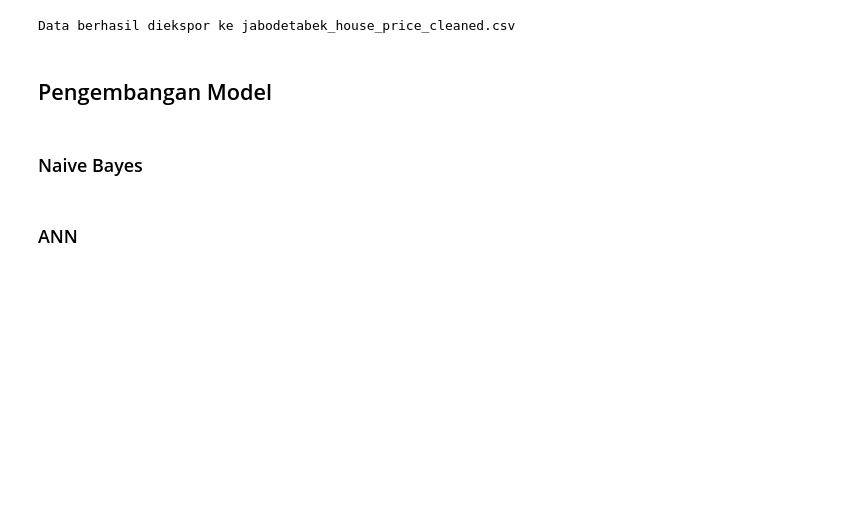
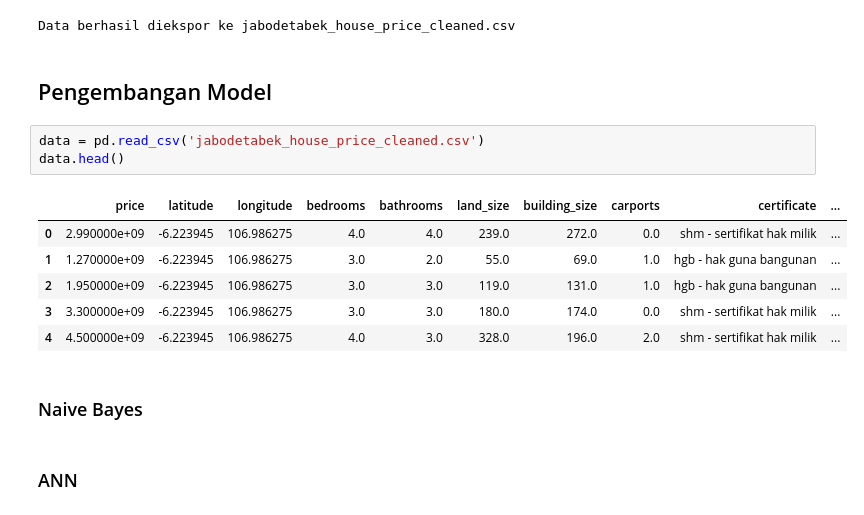
Before and after one commit to MuhGhifari/Prediksi-Harga-Rumah-Jabodetabek, a Jupyter notebook: PrediksiHargaRumahJabodetabek.ipynb, the cells around one changed output. Drawn from its saved outputs; the diff is of its cells as text; blank space fills up the shorter version.

Commit message:
tambah impor clean data di pengembangan model

```diff
--- a/PrediksiHargaRumahJabodetabek.ipynb
+++ b/PrediksiHargaRumahJabodetabek.ipynb
@@ -311,6 +301,16 @@ print("Data berhasil diekspor ke jabodetabek_house_price_cleaned.csv")
 Data berhasil diekspor ke jabodetabek_house_price_cleaned.csv
 # %% [markdown]
 ## Pengembangan Model
+# %%
+data = pd.read_csv('jabodetabek_house_price_cleaned.csv')
+data.head()
+# %% [output]
+|  | price | latitude | longitude | bedrooms | bathrooms | land_size | building_size | carports | certificate | ... |
+| 0 | 2.990000e+09 | -6.223945 | 106.986275 | 4.0 | 4.0 | 239.0 | 272.0 | 0.0 | shm - sertifikat hak milik | ... |
+| 1 | 1.270000e+09 | -6.223945 | 106.986275 | 3.0 | 2.0 | 55.0 | 69.0 | 1.0 | hgb - hak guna bangunan | ... |
+| 2 | 1.950000e+09 | -6.223945 | 106.986275 | 3.0 | 3.0 | 119.0 | 131.0 | 1.0 | hgb - hak guna bangunan | ... |
+| 3 | 3.300000e+09 | -6.223945 | 106.986275 | 3.0 | 3.0 | 180.0 | 174.0 | 0.0 | shm - sertifikat hak milik | ... |
+| 4 | 4.500000e+09 | -6.223945 | 106.986275 | 4.0 | 3.0 | 328.0 | 196.0 | 2.0 | shm - sertifikat hak milik | ... |
 # %% [markdown]
 ### Naive Bayes
 # %% [markdown]
```
Also changed, not shown: parts of 2 cells of this notebook.
